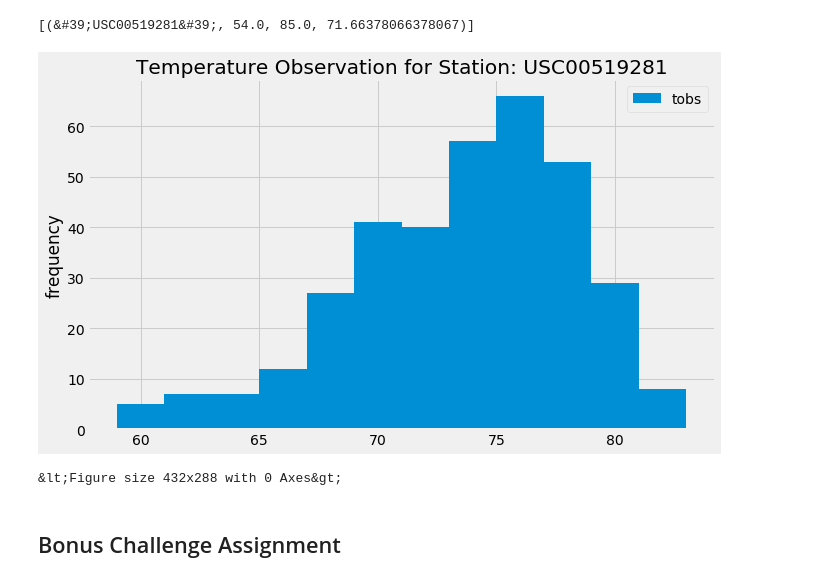
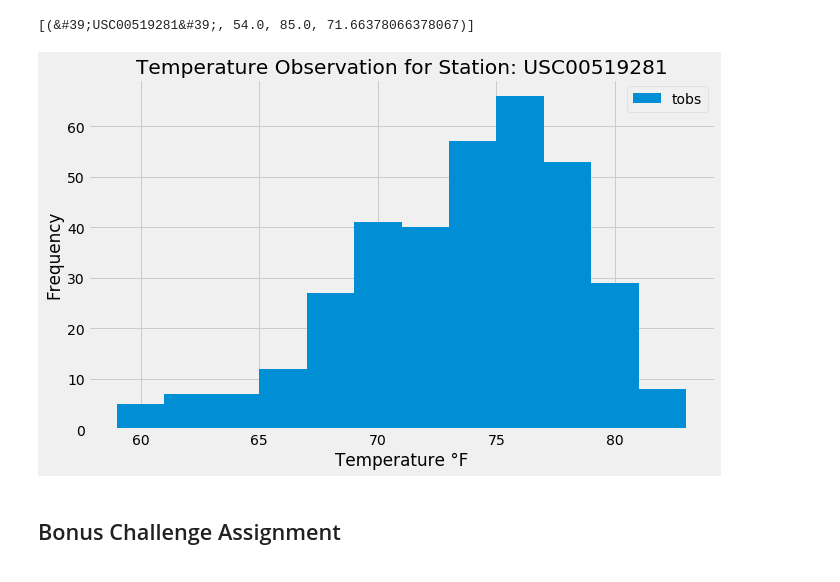
Before and after one commit to SergioGL8/SQLalchemy-challenge, a Jupyter notebook: climate_starter.ipynb, the cells around one changed output. Drawn from its saved outputs; the diff is of its cells as text; code cells hidden in the pictures.

```diff
--- a/climate_starter.ipynb
+++ b/climate_starter.ipynb
@@ -118,31 +119,27 @@ session.query(Measurement.station,func.min(Measurement.tobs),func.max(Measuremen
 # %%
 # Choose the station with the highest number of temperature observations.
 # Query the last 12 months of temperature observation data for this station and plot the results as a histogram
 highest_temp = session.query(Measurement.date, Measurement.tobs).\
     filter(Measurement.station == 'USC00519281').\
         filter(func.strftime('%Y-%m-%d', Measurement.date) >= first_date).all()
 
 #Create the dataframe
 highest_temp_df = pd.DataFrame(highest_temp, columns=['date','tobs'])
 highest_temp_df.set_index('date', inplace=True)
 
 #Plot the results as a histogram
 plt.figure(figsize=(10,6))
 plt.hist(highest_temp_df["tobs"], bins=12)
 plt.xlabel('Temperature °F')
-plt.ylabel("frequency")
+plt.ylabel("Frequency")
 plt.legend(["tobs"])
 plt.title(f'Temperature Observation for Station: USC00519281')
-#plt.tight_layout()
-plt.show()
 
 # Save the plot
-#plt.tight_layout()
 plt.savefig("Images output/Temperature_Observation.png",bbox_inches='tight')
 plt.show()
 # %% [output]
-[figure, old version]
+[figure, new version]
-&lt;Figure size 432x288 with 0 Axes&gt;
 # %% [markdown]
 ## Bonus Challenge Assignment
 # %%
```
Also changed, not shown: parts of 2 cells of this notebook, 1 other file.
